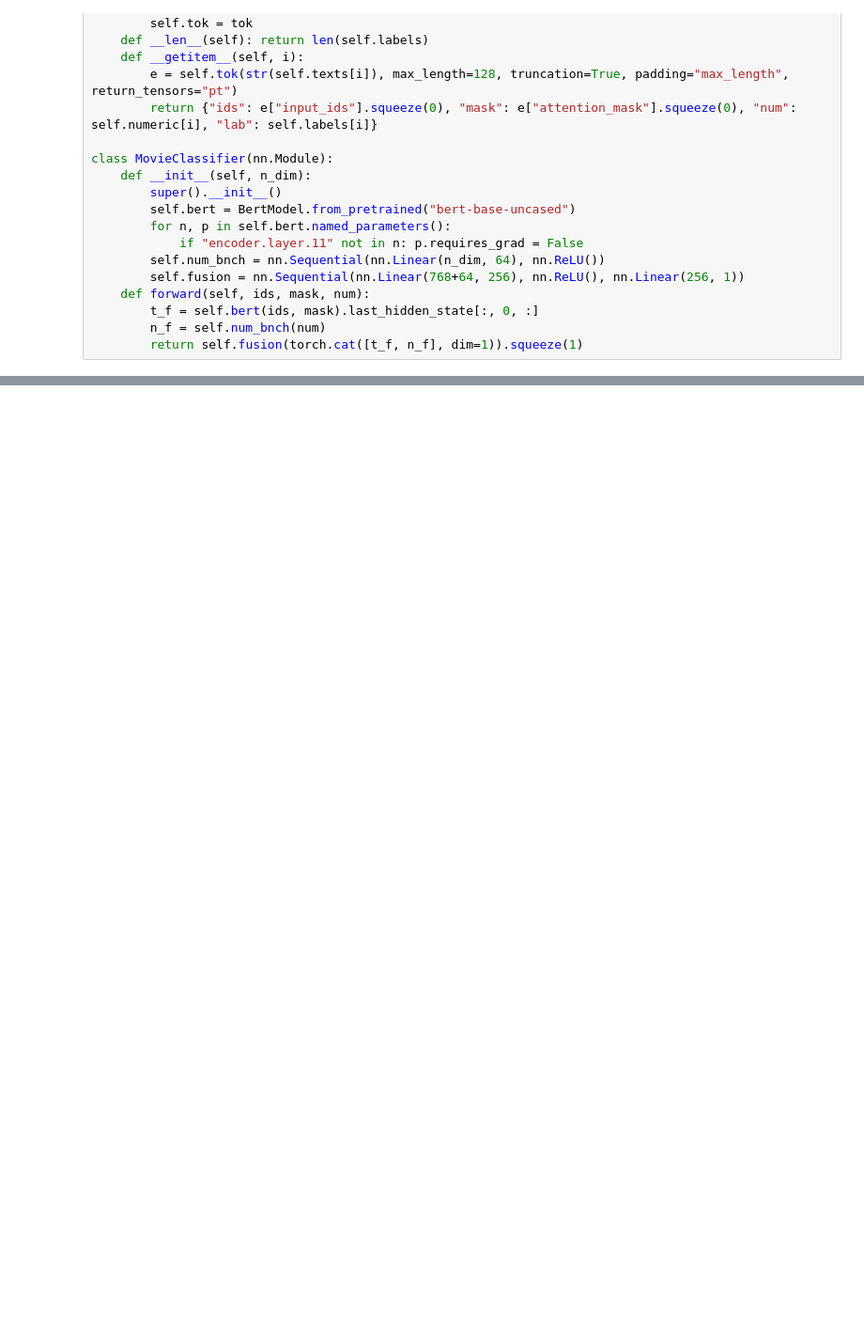
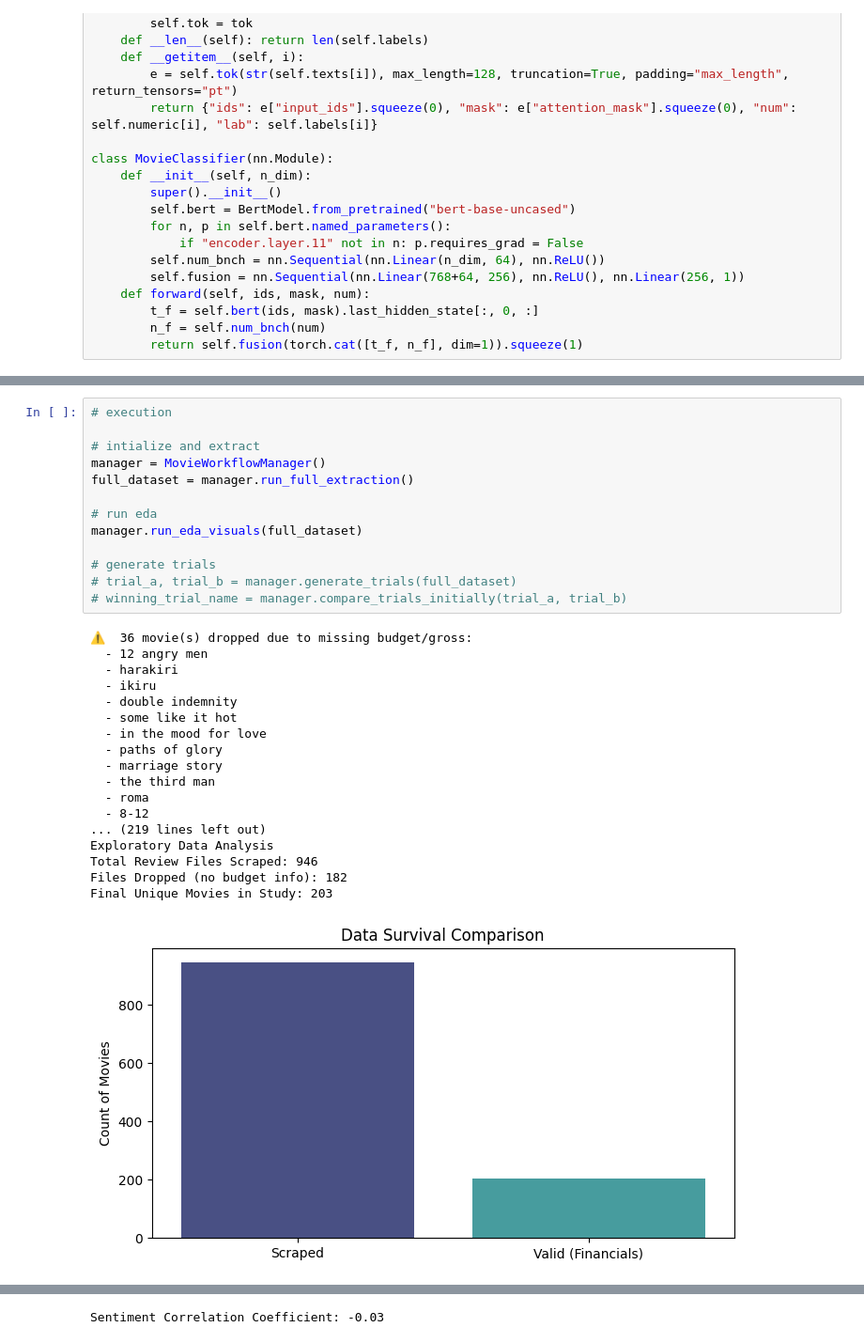
Before and after one commit to diane-zhou/psych186b-project, a Jupyter notebook: christine_copy_all_model_code.ipynb, the cells around one changed output, grey strips where cells are left out. Shown at 94% size. Saved outputs shown, nothing was run; the diff lists cells and outputs as text; blank space fills up the shorter version.

```diff
--- a/christine_copy_all_model_code.ipynb
+++ b/christine_copy_all_model_code.ipynb
@@ -1173,0 +1553,32 @@ NameError: name 'm2_f1' is not defined
+# %%
+# execution
+
+# intialize and extract
+manager = MovieWorkflowManager()
+full_dataset = manager.run_full_extraction()
+
+# run eda
+manager.run_eda_visuals(full_dataset)
+
+# generate trials
+# trial_a, trial_b = manager.generate_trials(full_dataset)
+# winning_trial_name = manager.compare_trials_initially(trial_a, trial_b)
+# %% [output]
+⚠️  36 movie(s) dropped due to missing budget/gross:
+  - 12 angry men
+  - harakiri
+  - ikiru
+  - double indemnity
+  - some like it hot
+  - in the mood for love
+  - paths of glory
+  - marriage story
+  - the third man
+  - roma
+  - 8-12
+... (219 lines left out)
+Exploratory Data Analysis
+Total Review Files Scraped: 946
+Files Dropped (no budget info): 182
+Final Unique Movies in Study: 203
+[figure, added]
@@ -1173,0 +1586 @@ NameError: name 'm2_f1' is not defined
+Sentiment Correlation Coefficient: -0.03
```
Also changed, not shown: parts of 15 cells of this notebook, 16 other files.
